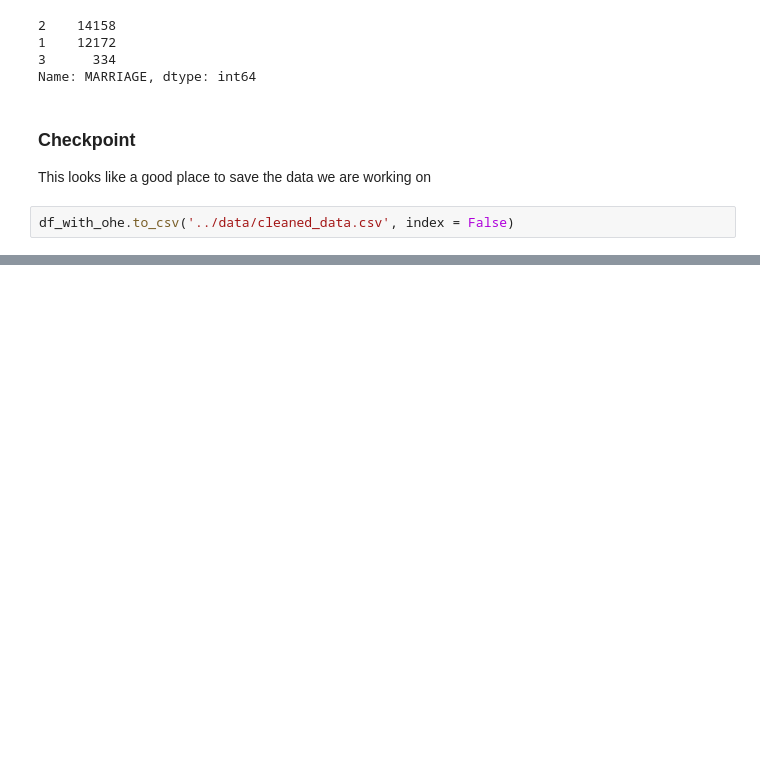
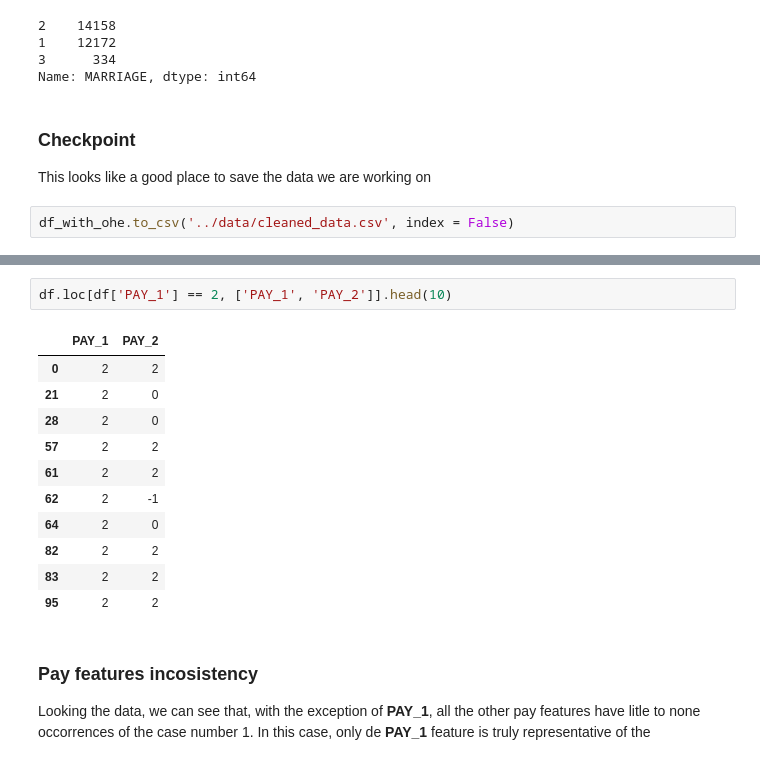
Before and after one commit to GusFX/default_of_credit_card_learning, a Jupyter notebook: src/cleaning_and_exploring.ipynb, the cells around one changed output, grey strips where cells are left out. Drawn from its saved outputs; the diff is of its cells as text; blank space fills up the shorter version.

```diff
--- a/src/cleaning_and_exploring.ipynb
+++ b/src/cleaning_and_exploring.ipynb
@@ -364,0 +432,17 @@ df_with_ohe.to_csv('../data/cleaned_data.csv', index = False)
+# %%
+df.loc[df['PAY_1'] == 2, ['PAY_1', 'PAY_2']].head(10)
+# %% [output]
+|  | PAY_1 | PAY_2 |
+| 0 | 2 | 2 |
+| 21 | 2 | 0 |
+| 28 | 2 | 0 |
+| 57 | 2 | 2 |
+| 61 | 2 | 2 |
+| 62 | 2 | -1 |
+| 64 | 2 | 0 |
+| 82 | 2 | 2 |
+| 83 | 2 | 2 |
+| 95 | 2 | 2 |
+# %% [markdown]
+### Pay features incosistency
+Looking the data, we can see that, with the exception of **PAY_1**, all the other pay features have litle to none occorrences of the case number 1. In this case, only de **PAY_1** feature is truly representative of the
```
Also changed, not shown: parts of 8 cells of this notebook.
